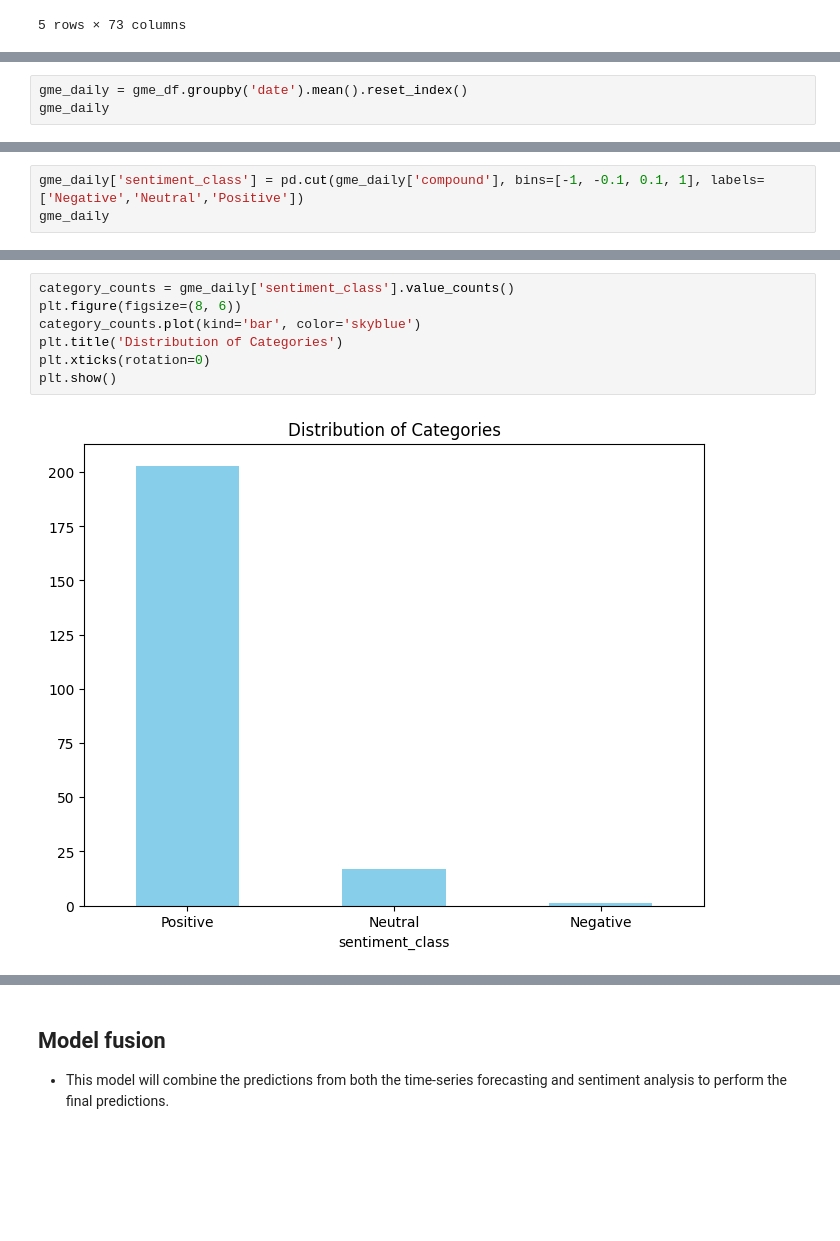
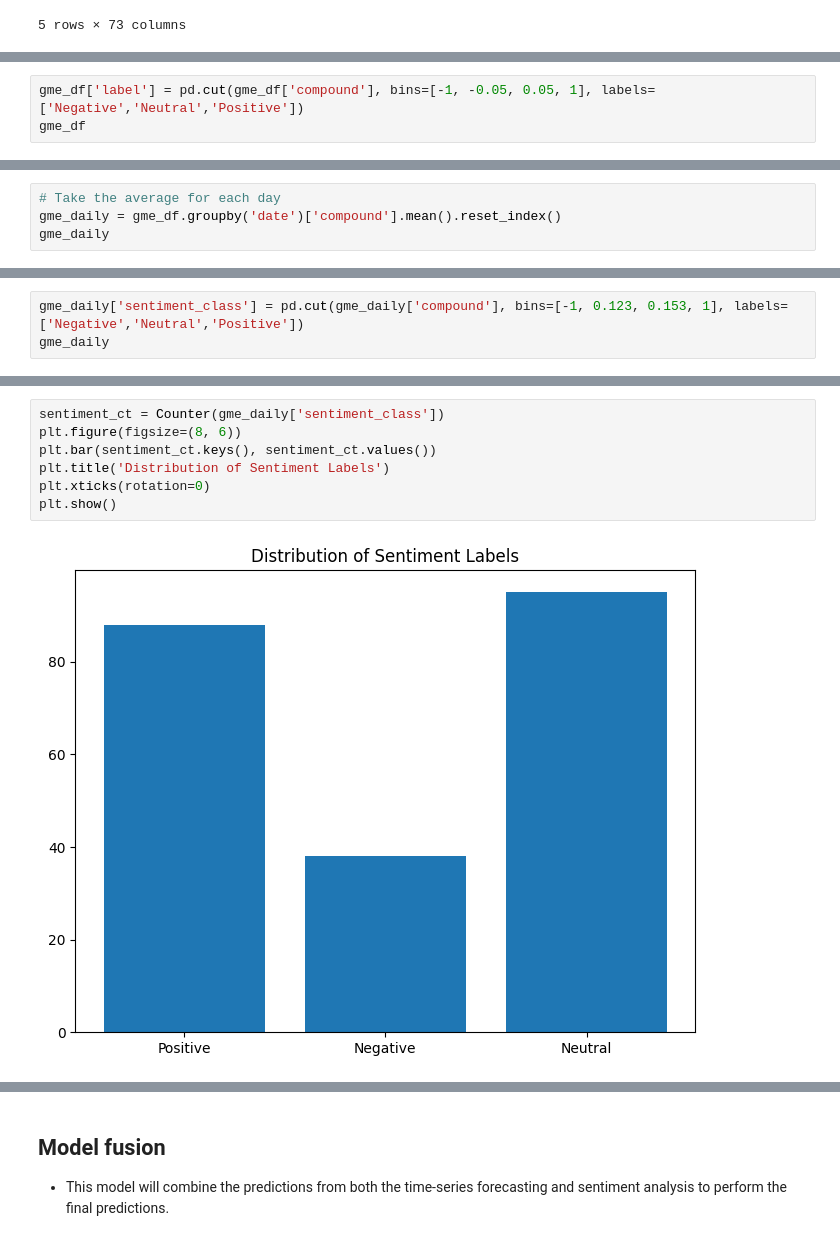
Before and after one commit to talktalki/ANLX, a Jupyter notebook: Assignment1/GME_stock_price_prediction.ipynb, the cells around one changed output, grey strips where cells are left out. Saved outputs shown, nothing was run; the diff lists cells and outputs as text; blank space fills up the shorter version.

```diff
--- a/Assignment1/GME_stock_price_prediction.ipynb
+++ b/Assignment1/GME_stock_price_prediction.ipynb
@@ -384,0 +414,3 @@ gme_df[:20]
+# %%
+gme_df['label'] = pd.cut(gme_df['compound'], bins=[-1, -0.05, 0.05, 1], labels=['Negative','Neutral','Positive'])
+gme_df
@@ -385,4 +447,5 @@ gme_df[:20]
 # %%
-gme_daily = gme_df.groupby('date').mean().reset_index()
+# Take the average for each day
+gme_daily = gme_df.groupby('date')['compound'].mean().reset_index()
 gme_daily
 # %% [output]
@@ -402,4 +465,4 @@ gme_daily
 # %%
-gme_daily['sentiment_class'] = pd.cut(gme_daily['compound'], bins=[-1, -0.1, 0.1, 1], labels=['Negative','Neutral','Positive'])
+gme_daily['sentiment_class'] = pd.cut(gme_daily['compound'], bins=[-1, 0.123, 0.153, 1], labels=['Negative','Neutral','Positive'])
 gme_daily
 # %% [output]
@@ -419,9 +482,9 @@ gme_daily
 # %%
-category_counts = gme_daily['sentiment_class'].value_counts()
+sentiment_ct = Counter(gme_daily['sentiment_class'])
 plt.figure(figsize=(8, 6))
-category_counts.plot(kind='bar', color='skyblue')
-plt.title('Distribution of Categories')
+plt.bar(sentiment_ct.keys(), sentiment_ct.values())
+plt.title('Distribution of Sentiment Labels')
 plt.xticks(rotation=0)
 plt.show()
 # %% [output]
-[figure, old version]
+[figure, new version]
```
Also changed, not shown: parts of 56 cells of this notebook.
